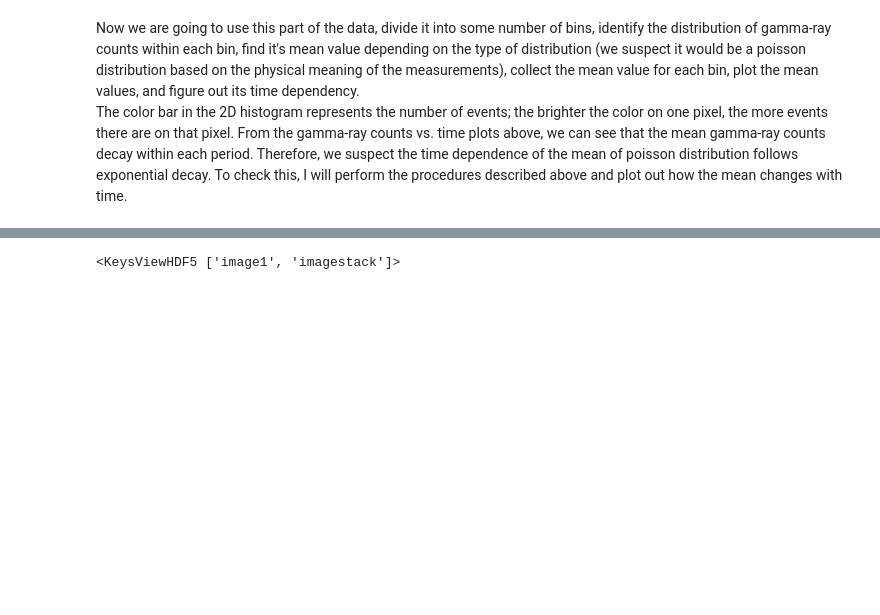
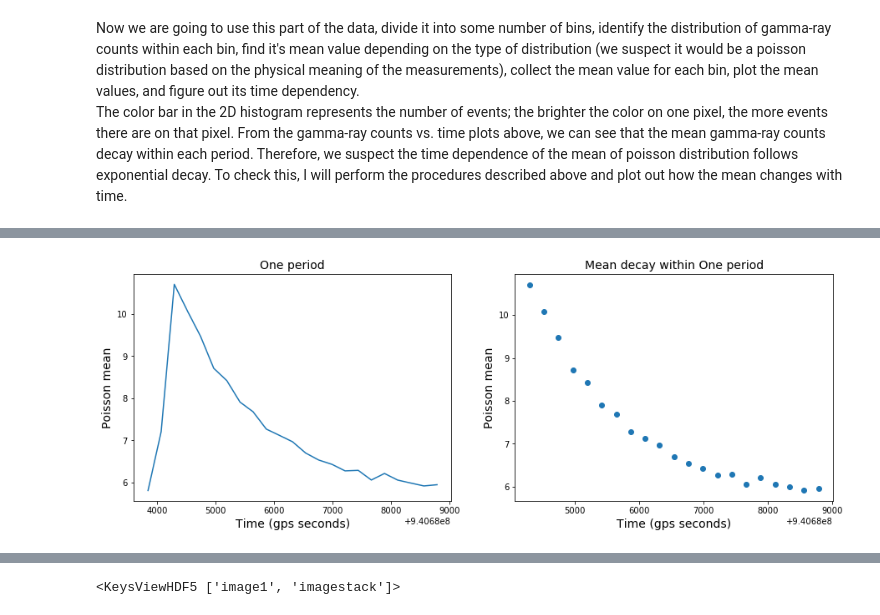
Before and after one commit to an9elaxz/PHYS-434, a Jupyter notebook: Lab4.ipynb, the cells around one changed output, grey strips where cells are left out. Saved outputs shown, nothing was run; the diff lists cells and outputs as text; code cells hidden in the pictures; blank space fills up the shorter version.

```diff
--- a/Lab4.ipynb
+++ b/Lab4.ipynb
@@ -212,0 +258,22 @@ plt.plot(x_mean, mean);
+# %%
+fig, ax = plt.subplots(1, 2, figsize=(15, 5))
+
+# plot only the period we found above and try fit the decay part with exp
+ax[0].plot(x_mean[index_start[0][0] : index_end[0][0]], mean[index_start[0][0] : index_end[0][0]]);
+ax[0].set_xlabel("Time (gps seconds)", fontsize = 14);
+ax[0].set_ylabel("Poisson mean", fontsize = 14);
+ax[0].set_title("One period", fontsize = 14);
+
+## plot only the mean decay part and try fit with exp
+# find the peak
+peak = np.max(mean[index_start[0][0] : index_end[0][0]])
+# print(peak)
+# find the index of the peak
+peak_index = np.where(mean == peak)[0][0]
+# print(peak_index)
+ax[1].scatter(x_mean[peak_index:index_end[0][0]], mean[peak_index:index_end[0][0]]);
+ax[1].set_xlabel("Time (gps seconds)", fontsize = 14);
+ax[1].set_ylabel("Poisson mean", fontsize = 14);
+ax[1].set_title("Mean decay within One period", fontsize = 14);
+# %% [output]
+[figure, added]
```
Also changed, not shown: parts of 59 cells of this notebook.
